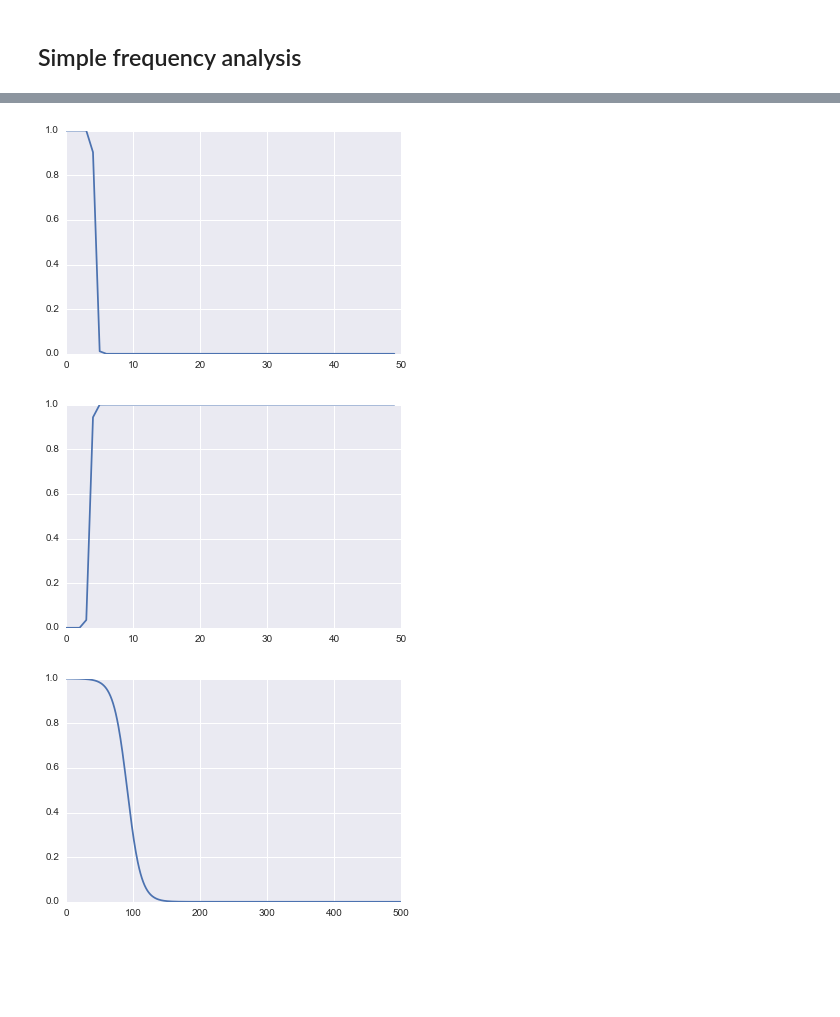
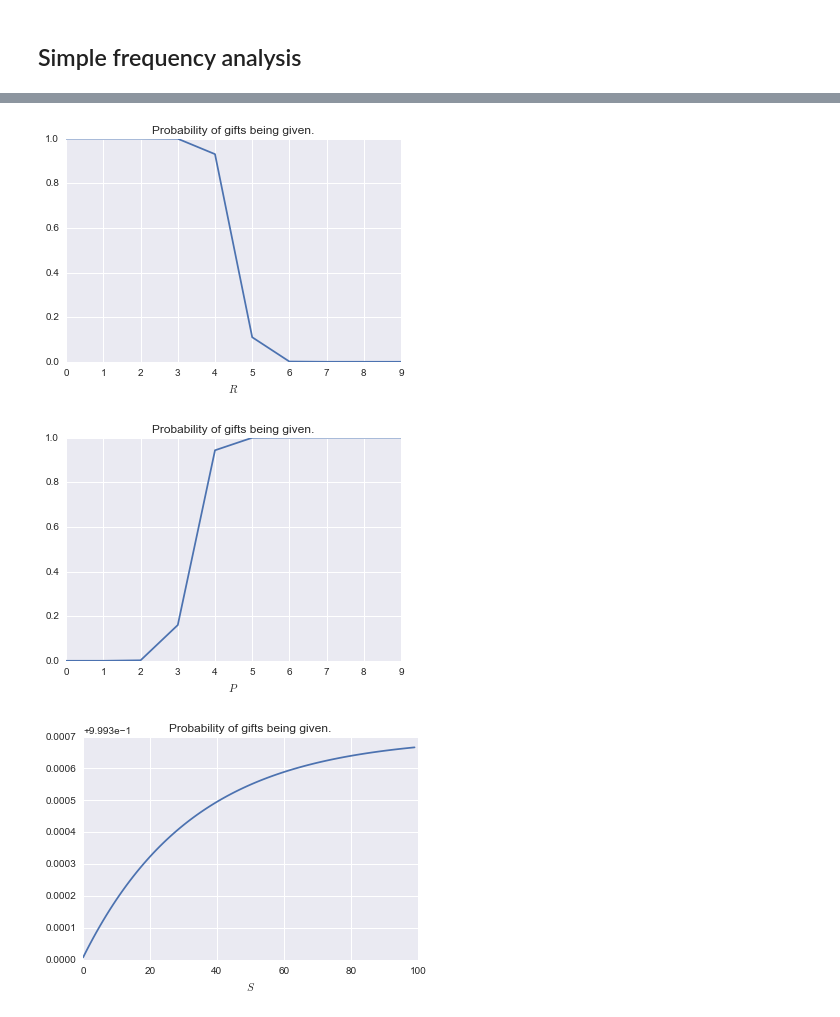
Before and after one commit to drvinceknight/unpeudemath, a Jupyter notebook: assets/code/prisoners_dilemma_of_giving_gifts.ipynb, the cells around one changed output, grey strips where cells are left out. Saved outputs shown, nothing was run; the diff lists cells and outputs as text; code cells hidden in the pictures; blank space fills up the shorter version.

```diff
--- a/assets/code/prisoners_dilemma_of_giving_gifts.ipynb
+++ b/assets/code/prisoners_dilemma_of_giving_gifts.ipynb
@@ -164,23 +170,29 @@ pandas.DataFrame(list(zip(X.columns, model.coef_[0])), columns=["Variables", "Co
 # %%
 plt.figure()
-x = range(50)
+x = range(10)
 y = [model.predict_proba([[r,5,0,1]])[0][0] for r in x]
-plt.plot(x,y);
+plt.plot(x,y)
+plt.title("Probability of gifts being given.")
+plt.xlabel("$R$");
 # %% [output]
-[figure, old version]
+[figure, new version]
 # %%
 plt.figure()
-x = range(50)
+x = range(10)
 y = [model.predict_proba([[3,p,0,1]])[0][0] for p in x]
-plt.plot(x,y);
+plt.plot(x,y)
+plt.title("Probability of gifts being given.")
+plt.xlabel("$P$");
 # %% [output]
-[figure, old version]
+[figure, new version]
 # %%
 plt.figure()
-x = range(500)
+x = range(100)
 y = [model.predict_proba([[3,5,s,1]])[0][0] for s in x]
-plt.plot(x,y);
+plt.plot(x,y)
+plt.title("Probability of gifts being given.")
+plt.xlabel("$S$");
 # %% [output]
-[figure, old version]
+[figure, new version]
 # %%
 plt.figure()
```
Also changed, not shown: parts of 9 cells of this notebook, 3 other files.
